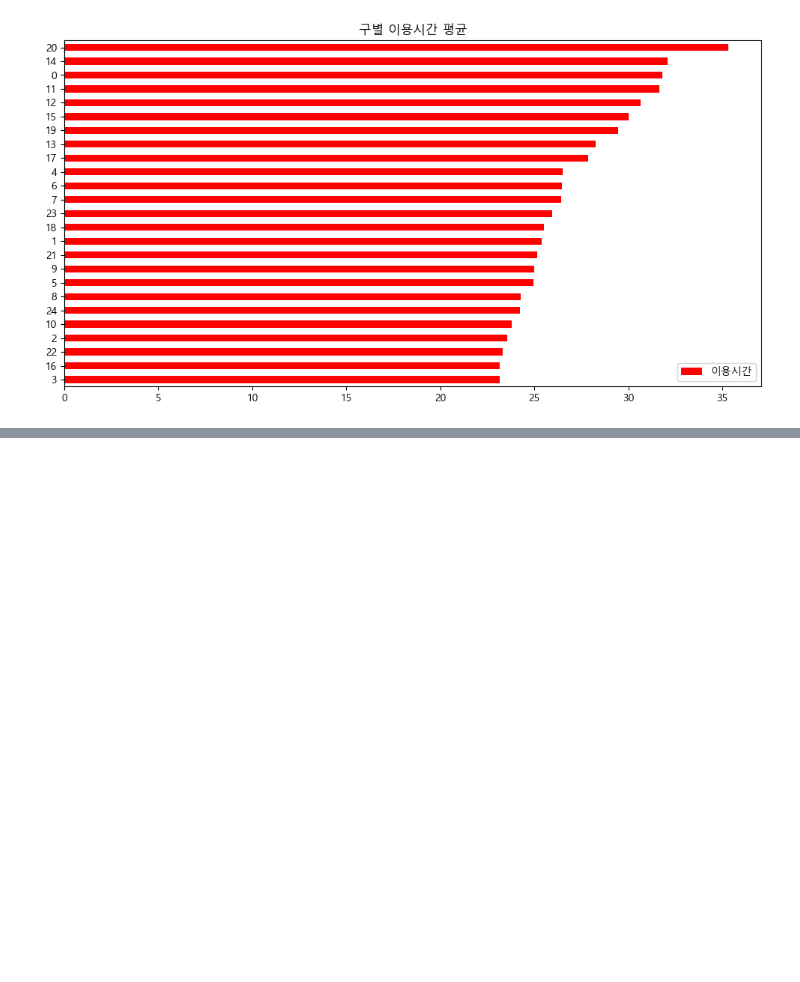
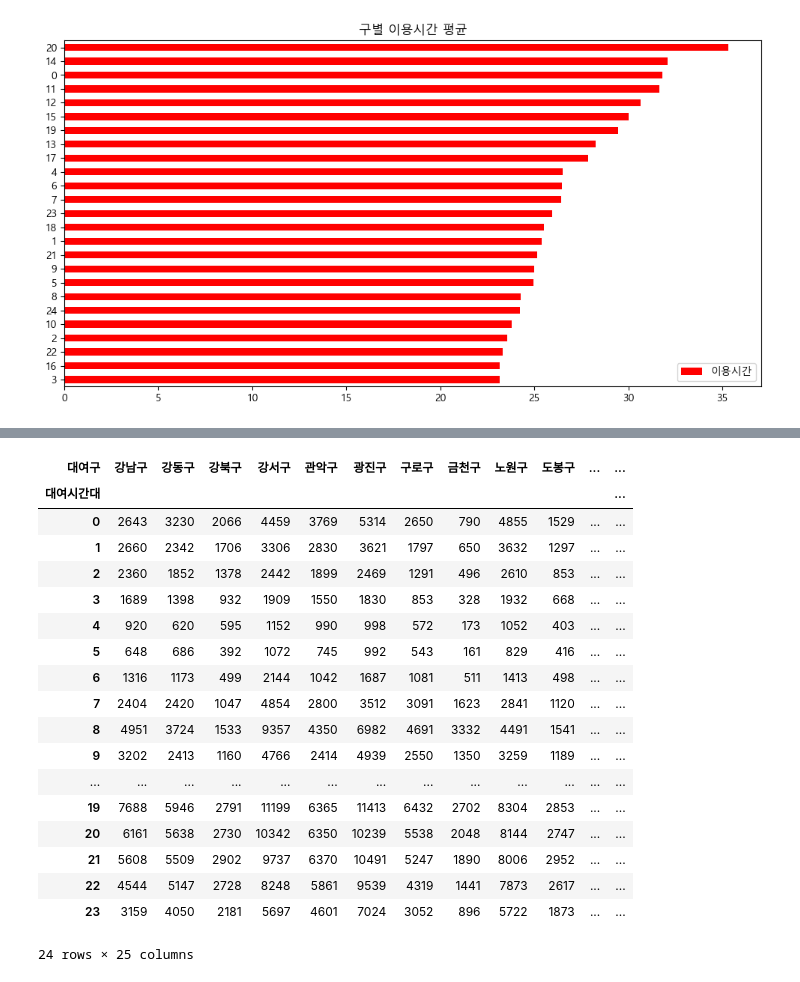
Before and after one commit to SiunKimm/seoul-bike-analysis, a Jupyter notebook: bike/practice/bike_practice.ipynb, the cells around one changed output, grey strips where cells are left out. Drawn from its saved outputs; the diff is of its cells as text; code cells hidden in the pictures; blank space fills up the shorter version.

```diff
--- a/bike/practice/bike_practice.ipynb
+++ b/bike/practice/bike_practice.ipynb
@@ -421,3 +421,31 @@ folium.Choropleth(
 map
 # %% [output]
 [interactive output not drawn]
+# %%
+hourly_gu_use = bikes.pivot_table(
+    index='대여시간대',
+    columns='대여구',
+    values='자전거번호',
+    aggfunc='count'
+)
+hourly_gu_use
+# %% [output]
+| 대여구 | 강남구 | 강동구 | 강북구 | 강서구 | 관악구 | 광진구 | 구로구 | 금천구 | 노원구 | 도봉구 | ... | ... |
+| 대여시간대 |  |  |  |  |  |  |  |  |  |  |  | ... |
+| 0 | 2643 | 3230 | 2066 | 4459 | 3769 | 5314 | 2650 | 790 | 4855 | 1529 | ... | ... |
+| 1 | 2660 | 2342 | 1706 | 3306 | 2830 | 3621 | 1797 | 650 | 3632 | 1297 | ... | ... |
+| 2 | 2360 | 1852 | 1378 | 2442 | 1899 | 2469 | 1291 | 496 | 2610 | 853 | ... | ... |
+| 3 | 1689 | 1398 | 932 | 1909 | 1550 | 1830 | 853 | 328 | 1932 | 668 | ... | ... |
+| 4 | 920 | 620 | 595 | 1152 | 990 | 998 | 572 | 173 | 1052 | 403 | ... | ... |
+| 5 | 648 | 686 | 392 | 1072 | 745 | 992 | 543 | 161 | 829 | 416 | ... | ... |
+| 6 | 1316 | 1173 | 499 | 2144 | 1042 | 1687 | 1081 | 511 | 1413 | 498 | ... | ... |
+| 7 | 2404 | 2420 | 1047 | 4854 | 2800 | 3512 | 3091 | 1623 | 2841 | 1120 | ... | ... |
+| 8 | 4951 | 3724 | 1533 | 9357 | 4350 | 6982 | 4691 | 3332 | 4491 | 1541 | ... | ... |
+| 9 | 3202 | 2413 | 1160 | 4766 | 2414 | 4939 | 2550 | 1350 | 3259 | 1189 | ... | ... |
+| ... | ... | ... | ... | ... | ... | ... | ... | ... | ... | ... | ... | ... |
+| 19 | 7688 | 5946 | 2791 | 11199 | 6365 | 11413 | 6432 | 2702 | 8304 | 2853 | ... | ... |
+| 20 | 6161 | 5638 | 2730 | 10342 | 6350 | 10239 | 5538 | 2048 | 8144 | 2747 | ... | ... |
+| 21 | 5608 | 5509 | 2902 | 9737 | 6370 | 10491 | 5247 | 1890 | 8006 | 2952 | ... | ... |
+| 22 | 4544 | 5147 | 2728 | 8248 | 5861 | 9539 | 4319 | 1441 | 7873 | 2617 | ... | ... |
+| 23 | 3159 | 4050 | 2181 | 5697 | 4601 | 7024 | 3052 | 896 | 5722 | 1873 | ... | ... |
+24 rows × 25 columns
```
Also changed, not shown: parts of 4 cells of this notebook.
